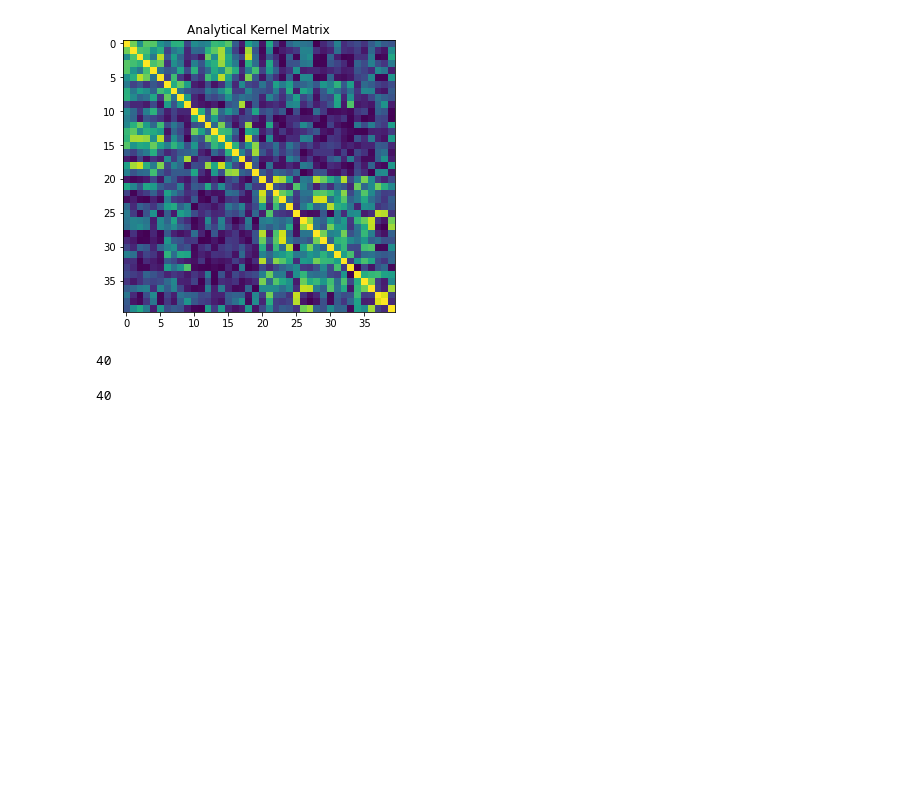
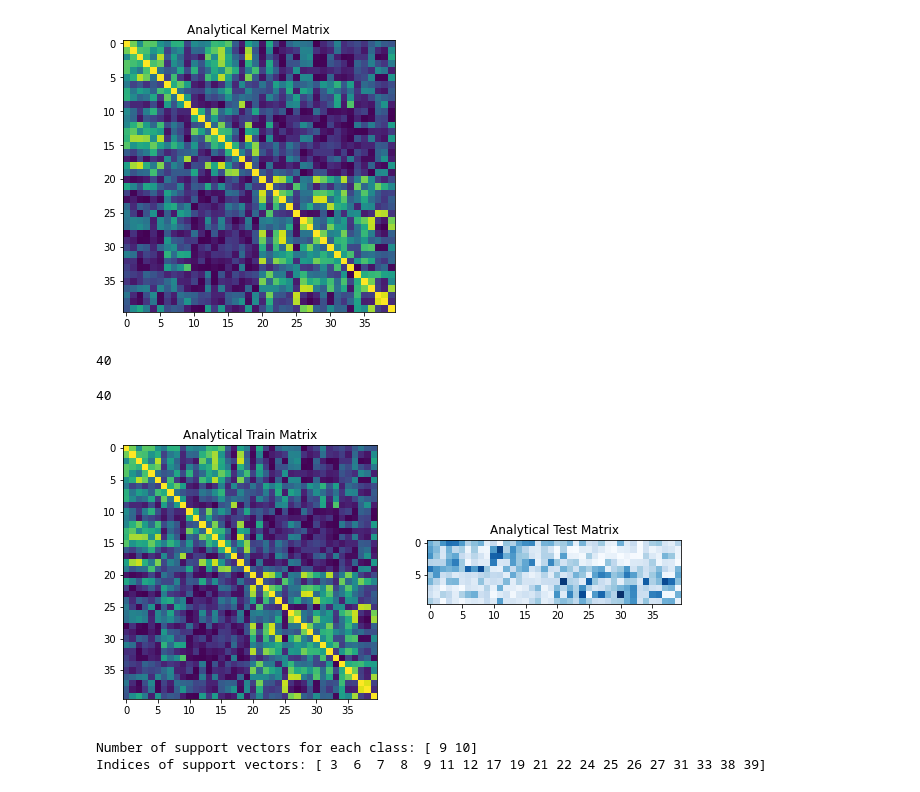
Before and after one commit to brian811117/QuantumComputing, a Jupyter notebook: SupervsiedLearning.ipynb, the cells around one changed output. Cells and saved outputs as stored; diff of their text form; code cells hidden in the pictures; blank space fills up the shorter version.

Commit message:
update Supervised Learning

```diff
--- a/SupervsiedLearning.ipynb
+++ b/SupervsiedLearning.ipynb
@@ -129,3 +129,27 @@ y_circuits = opflow.CircuitStateFn(adhoc_feature_map).bind_parameters(
 len(y_circuits.to_matrix_op())
 # %% [output]
 40
+# %%
+train_kernel = calculate_kernel(adhoc_feature_map, train_data)
+test_kernel = calculate_kernel(adhoc_feature_map, train_data, test_data)
+# plot analytical matrices
+fig, axs = plt.subplots(1, 2, figsize=(10,5))
+axs[0].imshow(np.asmatrix(train_kernel), interpolation='nearest',
+              origin='upper')
+axs[0].set_title("Analytical Train Matrix")
+axs[1].imshow(np.asmatrix(test_kernel), interpolation='nearest',
+              origin='upper', cmap='Blues')
+axs[1].set_title("Analytical Test Matrix")
+plt.show()
+# %% [output]
+[figure, added]
+# %%
+from sklearn.svm import SVC
+# train scikit-learn svm model
+model = SVC(kernel='precomputed')
+model.fit(train_kernel, train_labels)
+print("Number of support vectors for each class:",model.n_support_)
+print("Indices of support vectors:", model.support_)
+# %% [output]
+Number of support vectors for each class: [ 9 10]
+Indices of support vectors: [ 3  6  7  8  9 11 12 17 19 21 22 24 25 26 27 31 33 38 39]
```
Also changed, not shown: parts of 3 cells of this notebook.
